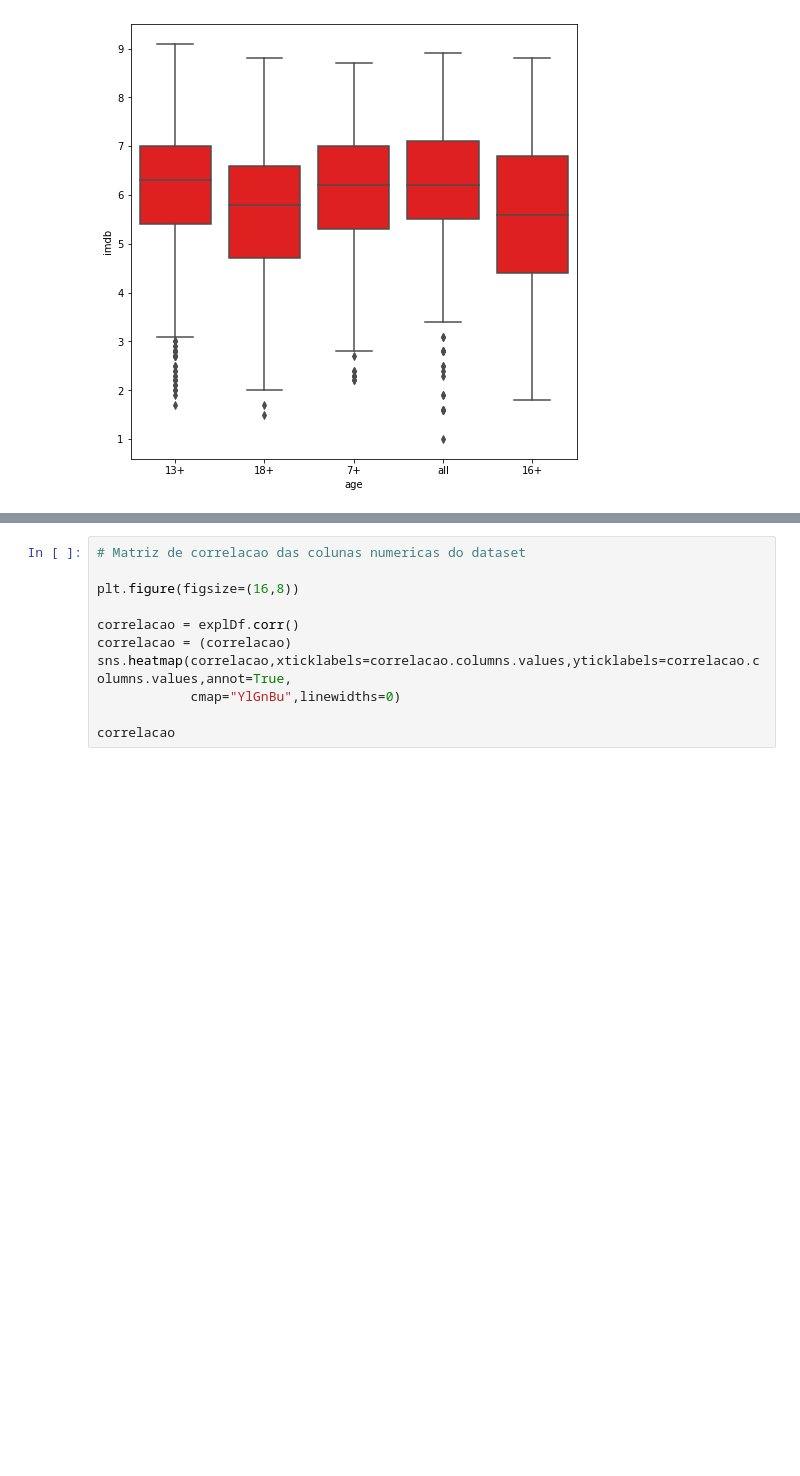
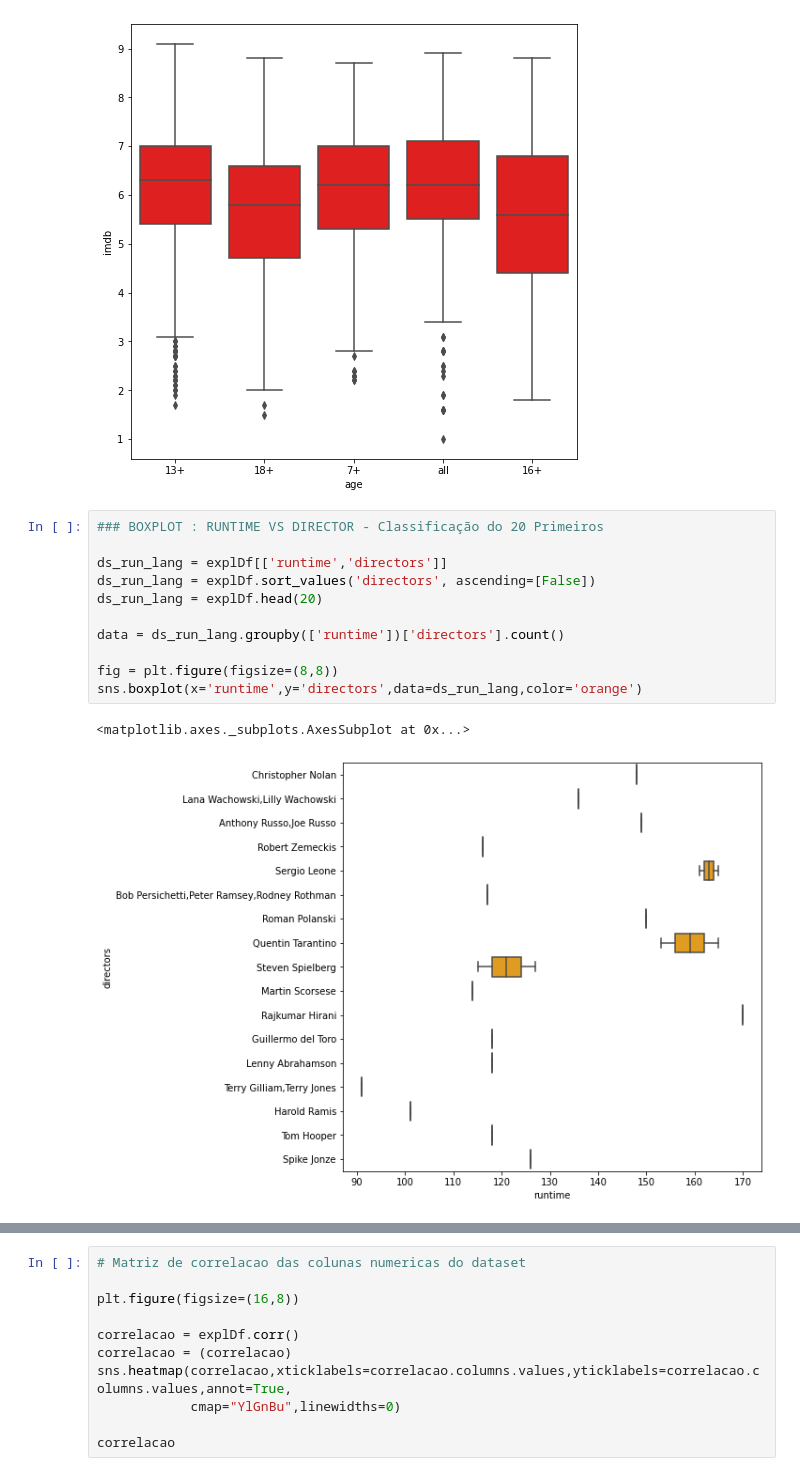
Before and after one commit to gnutzmann/movies-recommended, a Jupyter notebook: movies_imdb_regression.ipynb, the cells around one changed output, grey strips where cells are left out. Cells and saved outputs as stored; diff of their text form; blank space fills up the shorter version.

```diff
--- a/movies_imdb_regression.ipynb
+++ b/movies_imdb_regression.ipynb
@@ -325,3 +328,17 @@ sns.boxplot(x='age',y='imdb',data=explDf,color='r')
 # %% [output]
 <matplotlib.axes._subplots.AxesSubplot at 0x...>
 [figure]
+# %%
+### BOXPLOT : RUNTIME VS DIRECTOR - Classificação do 20 Primeiros
+
+ds_run_lang = explDf[['runtime','directors']]
+ds_run_lang = explDf.sort_values('directors', ascending=[False])
+ds_run_lang = explDf.head(20)
+
+data = ds_run_lang.groupby(['runtime'])['directors'].count()
+
+fig = plt.figure(figsize=(8,8))
+sns.boxplot(x='runtime',y='directors',data=ds_run_lang,color='orange')
+# %% [output]
+<matplotlib.axes._subplots.AxesSubplot at 0x...>
+[figure, added]
```
Also changed, not shown: parts of 13 cells of this notebook.
